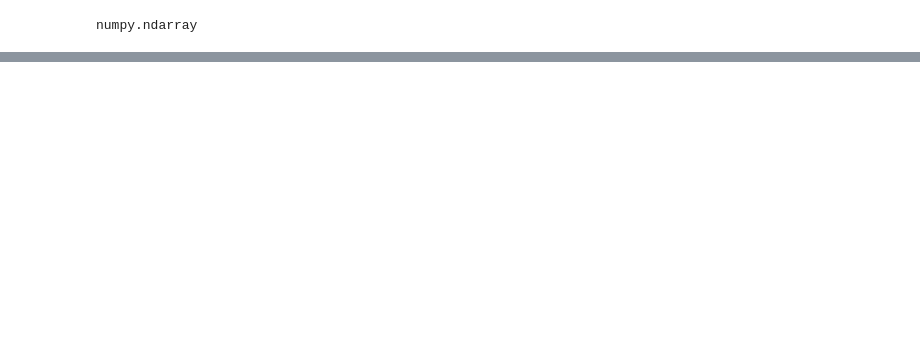
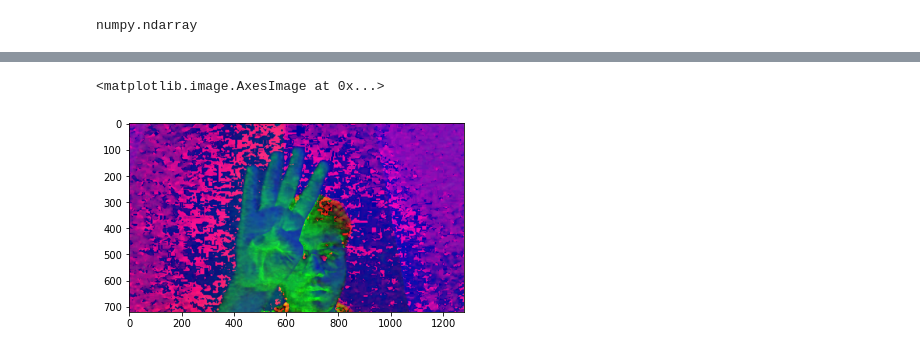
Before and after one commit to rwt-2001/Mini_Project, a Jupyter notebook: Image_preprocessing.ipynb, the cells around one changed output, grey strips where cells are left out. Drawn from its saved outputs; the diff is of its cells as text; code cells hidden in the pictures; blank space fills up the shorter version.

```diff
--- a/Image_preprocessing.ipynb
+++ b/Image_preprocessing.ipynb
@@ -51,0 +72,5 @@ plt.imshow(img,'gray')
+# %%
+plt.imshow(img_cnvrtd,'gray')
+# %% [output]
+<matplotlib.image.AxesImage at 0x...>
+[figure, added]
```
Also changed, not shown: parts of 10 cells of this notebook, 1 other file.
